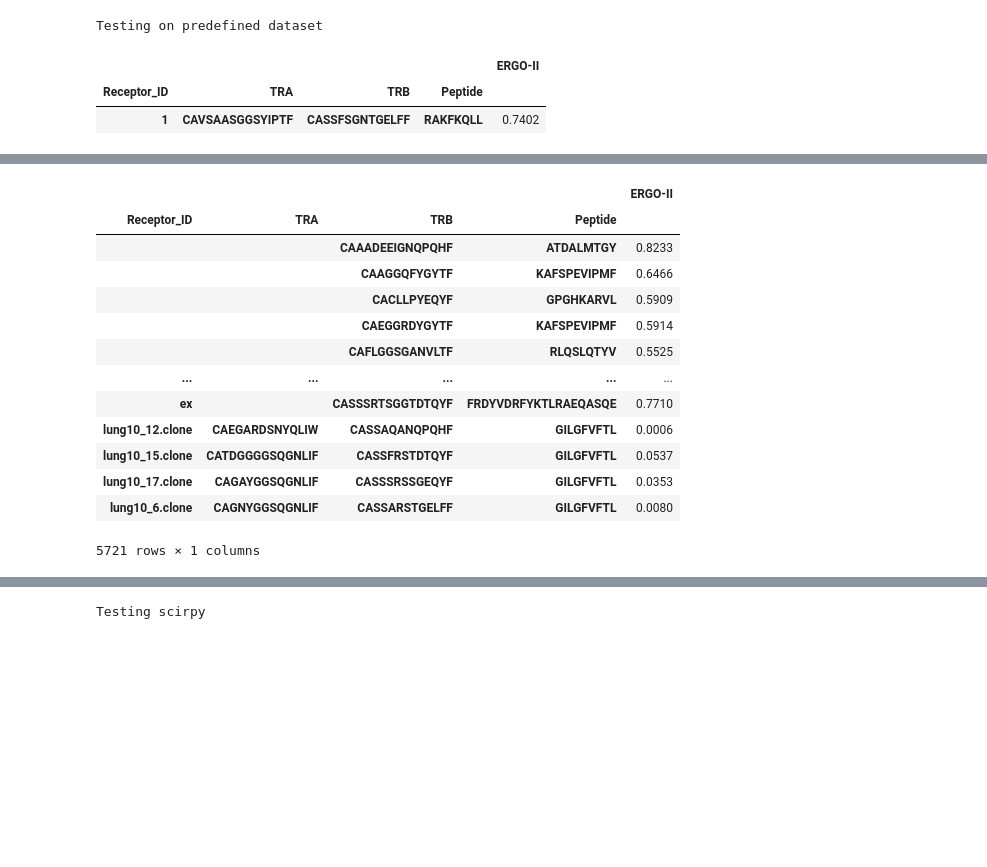
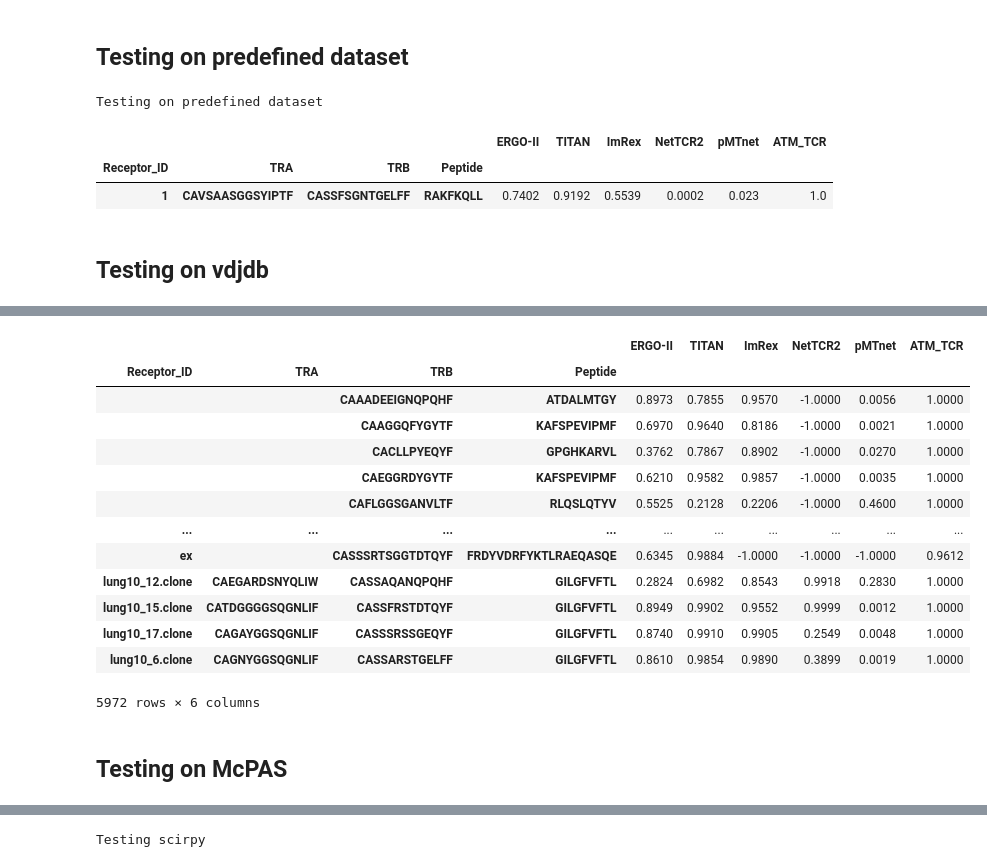
Before and after one commit to SchubertLab/epytope, a Jupyter notebook: Demo.ipynb, the cells around one changed output, grey strips where cells are left out. Saved outputs shown, nothing was run; the diff lists cells and outputs as text; code cells hidden in the pictures; blank space fills up the shorter version.

Commit message:
Integrating another predictors

```diff
--- a/Demo.ipynb
+++ b/Demo.ipynb
@@ -52,7 +78,16 @@ Test binding specificity for each TCR to each epitope
 # %%
 print("Test binding specificity for TCRs to the corresponding epitopes in the same passed order\n\n")
-mo.predict(peptides=epitopes, TCRs=TCRs,
-           repository= "/home/mahmoud/Documents/epytope/epytope/epytope/TCRSpecificityPrediction/Models/ERGO-II",
-           all=False, trained_on="vdjdb")
+outputs = []
+for m in TCRSpecificityPredictorFactory.available_methods():
+    mo = TCRSpecificityPredictorFactory(m)
+    outputs.append(mo.predict(peptides=epitopes,
+                              TCRs=TCRs,
+                              repository=repository[mo.name],
+                              all=False,
+                              trained_on="vdjdb",
+                              trained_model="/home/mahmoud/Documents/BA/TITAN/TITAN/public/trained_model",
+                              nettcr_chain="ab",
+                              pMTnet_interpreter=pMTnet_interpreter))
+pd.concat(outputs, axis=1)
 # %% [output]
 Test binding specificity for TCRs to the corresponding epitopes in the same passed order
@@ -63,15 +98,36 @@ Test binding specificity for TCRs to the corresponding epitopes in the same pass
+# %% [markdown]
+## Testing on predefined dataset
 # %%
 print("Testing on predefined dataset\n")
-mo.predict_from_dataset(repository= "/home/mahmoud/Documents/epytope/epytope/epytope/TCRSpecificityPrediction/Models/ERGO-II",
-                        df=dataset)
+outputs = []
+for m in TCRSpecificityPredictorFactory.available_methods():
+    mo = TCRSpecificityPredictorFactory(m)
+    outputs.append(mo.predict_from_dataset(df=dataset,
+                                           repository=repository[mo.name],
+                                           trained_on="vdjdb",
+                                           trained_model="/home/mahmoud/Documents/BA/TITAN/TITAN/public/trained_model",
+                                           nettcr_chain="b",
+                                           pMTnet_interpreter=pMTnet_interpreter))
+pd.concat(outputs, axis=1)
 # %% [output]
 Testing on predefined dataset
-|  |  |  |  | ERGO-II |
-| Receptor_ID | TRA | TRB | Peptide |  |
-| 1 | CAVSAASGGSYIPTF | CASSFSGNTGELFF | RAKFKQLL | 0.7402 |
+|  |  |  |  | ERGO-II | TITAN | ImRex | NetTCR2 | pMTnet | ATM_TCR |
+| Receptor_ID | TRA | TRB | Peptide |  |  |  |  |  |  |
+| 1 | CAVSAASGGSYIPTF | CASSFSGNTGELFF | RAKFKQLL | 0.7402 | 0.9192 | 0.5539 | 0.0002 | 0.023 | 1.0 |
+# %% [markdown]
+## Testing on vdjdb
 # %%
 print("Testing on vdjdb\n")
-mo.predict_from_dataset(repository= "/home/mahmoud/Documents/epytope/epytope/epytope/TCRSpecificityPrediction/Models/ERGO-II",
-                        path=vdjdb, source="vdjdb")
+outputs_vdj = []
+for m in TCRSpecificityPredictorFactory.available_methods():
+    mo = TCRSpecificityPredictorFactory(m)
+    outputs_vdj.append(mo.predict_from_dataset(path=vdjdb,
+                                           source="vdjdb",
+                                           repository=repository[mo.name],
+                                           trained_on="vdjdb",
+                                           trained_model="/home/mahmoud/Documents/BA/TITAN/TITAN/public/trained_model",
+                                           nettcr_chain="ab",
+                                           pMTnet_interpreter=pMTnet_interpreter))
+pd.concat(outputs_vdj, axis=1)
 # %% [output]
 Testing on vdjdb
@@ -78,15 +150,17 @@ Testing on vdjdb
-|  |  |  |  | ERGO-II |
-| Receptor_ID | TRA | TRB | Peptide |  |
-|  |  | CAAADEEIGNQPQHF | ATDALMTGY | 0.8233 |
-|  |  | CAAGGQFYGYTF | KAFSPEVIPMF | 0.6466 |
-|  |  | CACLLPYEQYF | GPGHKARVL | 0.5909 |
-|  |  | CAEGGRDYGYTF | KAFSPEVIPMF | 0.5914 |
-|  |  | CAFLGGSGANVLTF | RLQSLQTYV | 0.5525 |
-| ... | ... | ... | ... | ... |
-| ex |  | CASSSRTSGGTDTQYF | FRDYVDRFYKTLRAEQASQE | 0.7710 |
-| lung10_12.clone | CAEGARDSNYQLIW | CASSAQANQPQHF | GILGFVFTL | 0.0006 |
-| lung10_15.clone | CATDGGGGSQGNLIF | CASSFRSTDTQYF | GILGFVFTL | 0.0537 |
-| lung10_17.clone | CAGAYGGSQGNLIF | CASSSRSSGEQYF | GILGFVFTL | 0.0353 |
-| lung10_6.clone | CAGNYGGSQGNLIF | CASSARSTGELFF | GILGFVFTL | 0.0080 |
+|  |  |  |  | ERGO-II | TITAN | ImRex | NetTCR2 | pMTnet | ATM_TCR |
+| Receptor_ID | TRA | TRB | Peptide |  |  |  |  |  |  |
+|  |  | CAAADEEIGNQPQHF | ATDALMTGY | 0.8973 | 0.7855 | 0.9570 | -1.0000 | 0.0056 | 1.0000 |
+|  |  | CAAGGQFYGYTF | KAFSPEVIPMF | 0.6970 | 0.9640 | 0.8186 | -1.0000 | 0.0021 | 1.0000 |
+|  |  | CACLLPYEQYF | GPGHKARVL | 0.3762 | 0.7867 | 0.8902 | -1.0000 | 0.0270 | 1.0000 |
+|  |  | CAEGGRDYGYTF | KAFSPEVIPMF | 0.6210 | 0.9582 | 0.9857 | -1.0000 | 0.0035 | 1.0000 |
+|  |  | CAFLGGSGANVLTF | RLQSLQTYV | 0.5525 | 0.2128 | 0.2206 | -1.0000 | 0.4600 | 1.0000 |
+| ... | ... | ... | ... | ... | ... | ... | ... | ... | ... |
+| ex |  | CASSSRTSGGTDTQYF | FRDYVDRFYKTLRAEQASQE | 0.6345 | 0.9884 | -1.0000 | -1.0000 | -1.0000 | 0.9612 |
+| lung10_12.clone | CAEGARDSNYQLIW | CASSAQANQPQHF | GILGFVFTL | 0.2824 | 0.6982 | 0.8543 | 0.9918 | 0.2830 | 1.0000 |
+| lung10_15.clone | CATDGGGGSQGNLIF | CASSFRSTDTQYF | GILGFVFTL | 0.8949 | 0.9902 | 0.9552 | 0.9999 | 0.0012 | 1.0000 |
+| lung10_17.clone | CAGAYGGSQGNLIF | CASSSRSSGEQYF | GILGFVFTL | 0.8740 | 0.9910 | 0.9905 | 0.2549 | 0.0048 | 1.0000 |
+| lung10_6.clone | CAGNYGGSQGNLIF | CASSARSTGELFF | GILGFVFTL | 0.8610 | 0.9854 | 0.9890 | 0.3899 | 0.0019 | 1.0000 |
-5721 rows × 1 columns
+5972 rows × 6 columns
+# %% [markdown]
+## Testing on McPAS
 # %%
```
Also changed, not shown: parts of 13 cells of this notebook, 22 other files.
